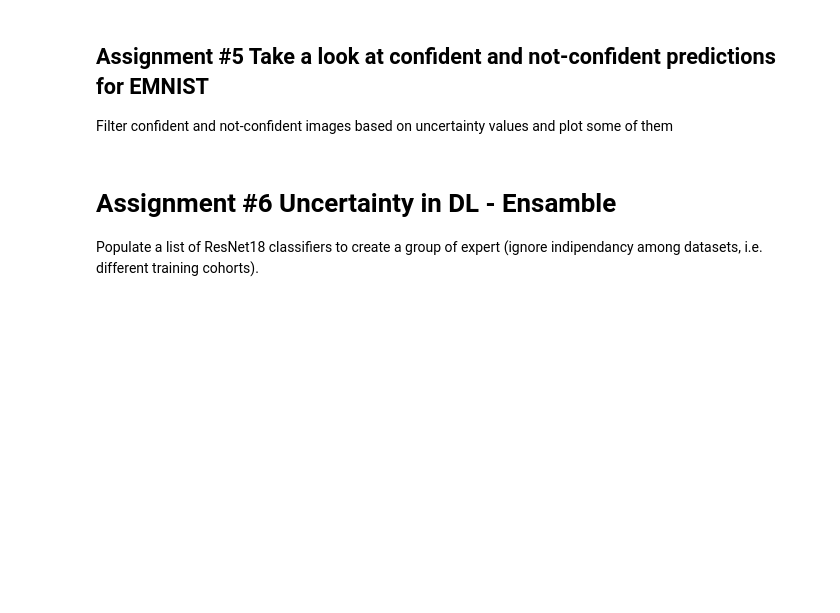
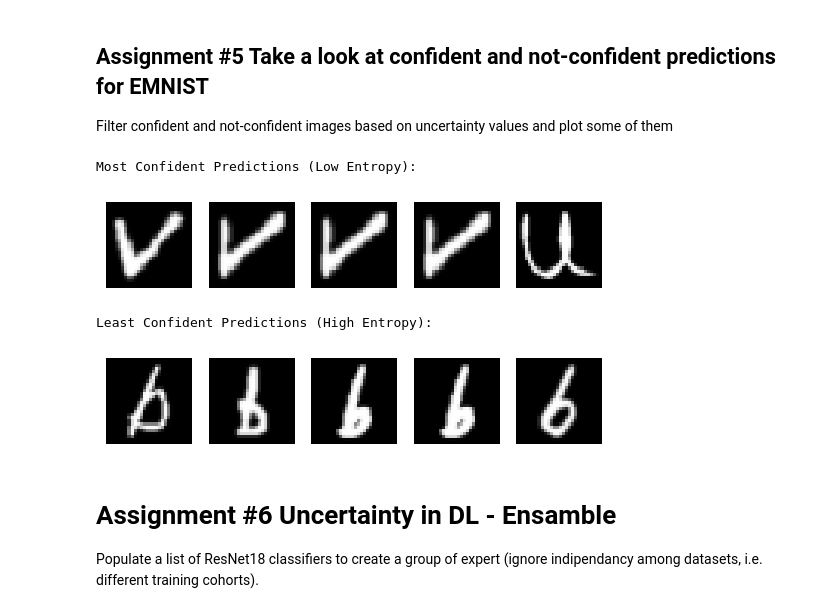
Before and after one commit to leilaalizadeh/Machine-Learning-in-Application, a Jupyter notebook: 6_DL_confidence_a.ipynb, the cells around one changed output. Cells and saved outputs as stored; diff of their text form; code cells hidden in the pictures; blank space fills up the shorter version.

```diff
--- a/6_DL_confidence_a.ipynb
+++ b/6_DL_confidence_a.ipynb
@@ -96,25 +101,23 @@ class ResNet(tf.keras.Model):
     as_supervised=True,
     with_info=True,
 )
-
+batch_size = 16
 def process_data(image, label):
     return tf.cast(image, tf.float32) / 255., tf.one_hot(label, 10, name='label', axis=-1)
 
-mnist_train = mnist_train.map(
-    process_data, num_parallel_calls=tf.data.AUTOTUNE)
+mnist_train = mnist_train.map(process_data, num_parallel_calls=tf.data.AUTOTUNE)
 mnist_train = mnist_train.cache()
 mnist_train = mnist_train.shuffle(ds_info.splits['train'].num_examples)
-mnist_train = mnist_train.batch(128)
+mnist_train = mnist_train.batch(batch_size)
 mnist_train = mnist_train.prefetch(tf.data.AUTOTUNE)
 # %% [markdown]
 `tf.data.Dataset` objects can be converted to `pandas.DataFrame` with tfds.as_dataframe to be visualized on Colab.
 # %% [markdown]
 N.B. Do not shuffle test dataset
 # %%
-mnist_test = mnist_test.map(
-    process_data, num_parallel_calls=tf.data.AUTOTUNE)
+mnist_test = mnist_test.map(process_data, num_parallel_calls=tf.data.AUTOTUNE)
 mnist_test = mnist_test.cache()
-mnist_test = mnist_test.batch(128)
+mnist_test = mnist_test.batch(batch_size)
 mnist_test = mnist_test.prefetch(tf.data.AUTOTUNE)
 # %% [markdown]
 # **Assignment #1**: Train and test on MNIST
@@ -282,3 +431,21 @@ Filter confident and not-confident images based on uncertainty values and plot s
+# %%
+entropy_scores = uncertainties['emnist']['entropy']
+
+most_confident_idx = np.argsort(entropy_scores)[:5]
+least_confident_idx = np.argsort(entropy_scores)[-5:]
+
+print("Most Confident Predictions (Low Entropy):")
+show_images_from_npy(emnist_numpy[most_confident_idx], cmap="gray")
+plt.show()
+
+print("Least Confident Predictions (High Entropy):")
+show_images_from_npy(emnist_numpy[least_confident_idx], cmap="gray")
+plt.show()
+# %% [output]
+Most Confident Predictions (Low Entropy):
+[figure, added]
+Least Confident Predictions (High Entropy):
+[figure, added]
 # %% [markdown]
 # **Assignment #6** Uncertainty in DL - Ensamble
 Populate a list of ResNet18 classifiers to create a group of expert (ignore indipendancy among datasets, i.e. different training cohorts).
```
Also changed, not shown: parts of 28 cells of this notebook, 2 other files.
